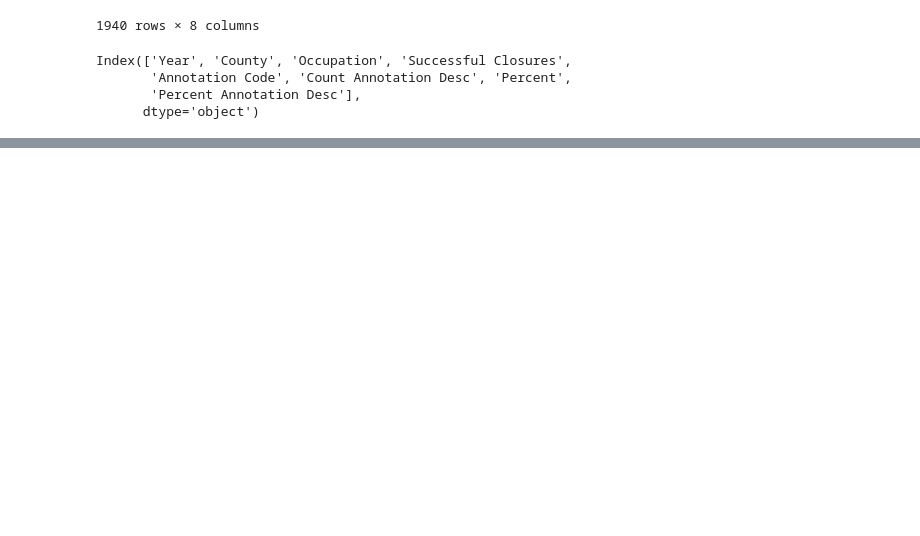
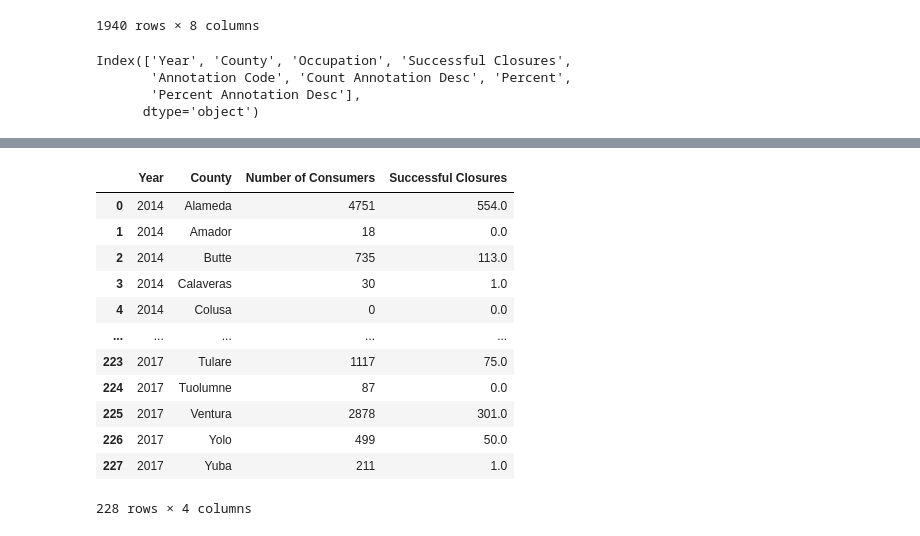
Before and after one commit to evacs/Project-1, a Jupyter notebook: voc_rehab.ipynb, the cells around one changed output, grey strips where cells are left out. Drawn from its saved outputs; the diff is of its cells as text; code cells hidden in the pictures; blank space fills up the shorter version.

```diff
--- a/voc_rehab.ipynb
+++ b/voc_rehab.ipynb
@@ -64,6 +64,6 @@ vocation_df.head()
 | 2014 | Amador | 0 |
 # %%
 #adding together total number of consumers per coutny per year
-vocation_df = vocation_df.groupby(['Year', 'County'])['Number of Consumers'].sum()
+vocation_df = vocation_df.groupby(['Year', 'County'])['Number of Consumers'].sum().reset_index()
 vocation_df
 # %% [output]
@@ -189,0 +197,18 @@ Name: Successful Closures, Length: 230, dtype: float64
+# %%
+#merging together vocational data
+merged_vocation_df = pd.merge(vocation_df, success_df, on=['Year', 'County'], how='inner')
+merged_vocation_df
+# %% [output]
+|  | Year | County | Number of Consumers | Successful Closures |
+| 0 | 2014 | Alameda | 4751 | 554.0 |
+| 1 | 2014 | Amador | 18 | 0.0 |
+| 2 | 2014 | Butte | 735 | 113.0 |
+| 3 | 2014 | Calaveras | 30 | 1.0 |
+| 4 | 2014 | Colusa | 0 | 0.0 |
+| ... | ... | ... | ... | ... |
+| 223 | 2017 | Tulare | 1117 | 75.0 |
+| 224 | 2017 | Tuolumne | 87 | 0.0 |
+| 225 | 2017 | Ventura | 2878 | 301.0 |
+| 226 | 2017 | Yolo | 499 | 50.0 |
+| 227 | 2017 | Yuba | 211 | 1.0 |
+228 rows × 4 columns
```
Also changed, not shown: parts of 8 cells of this notebook.
